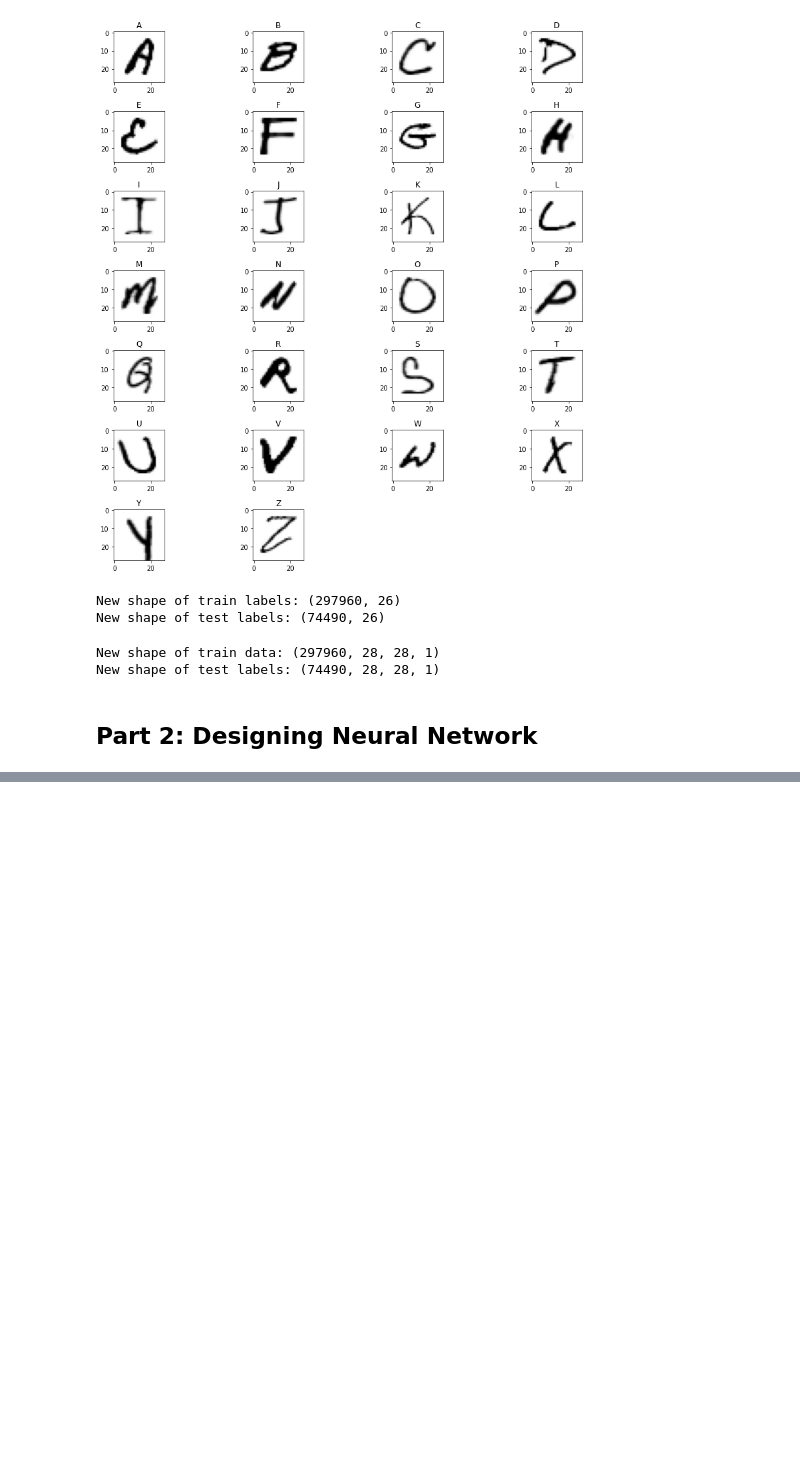
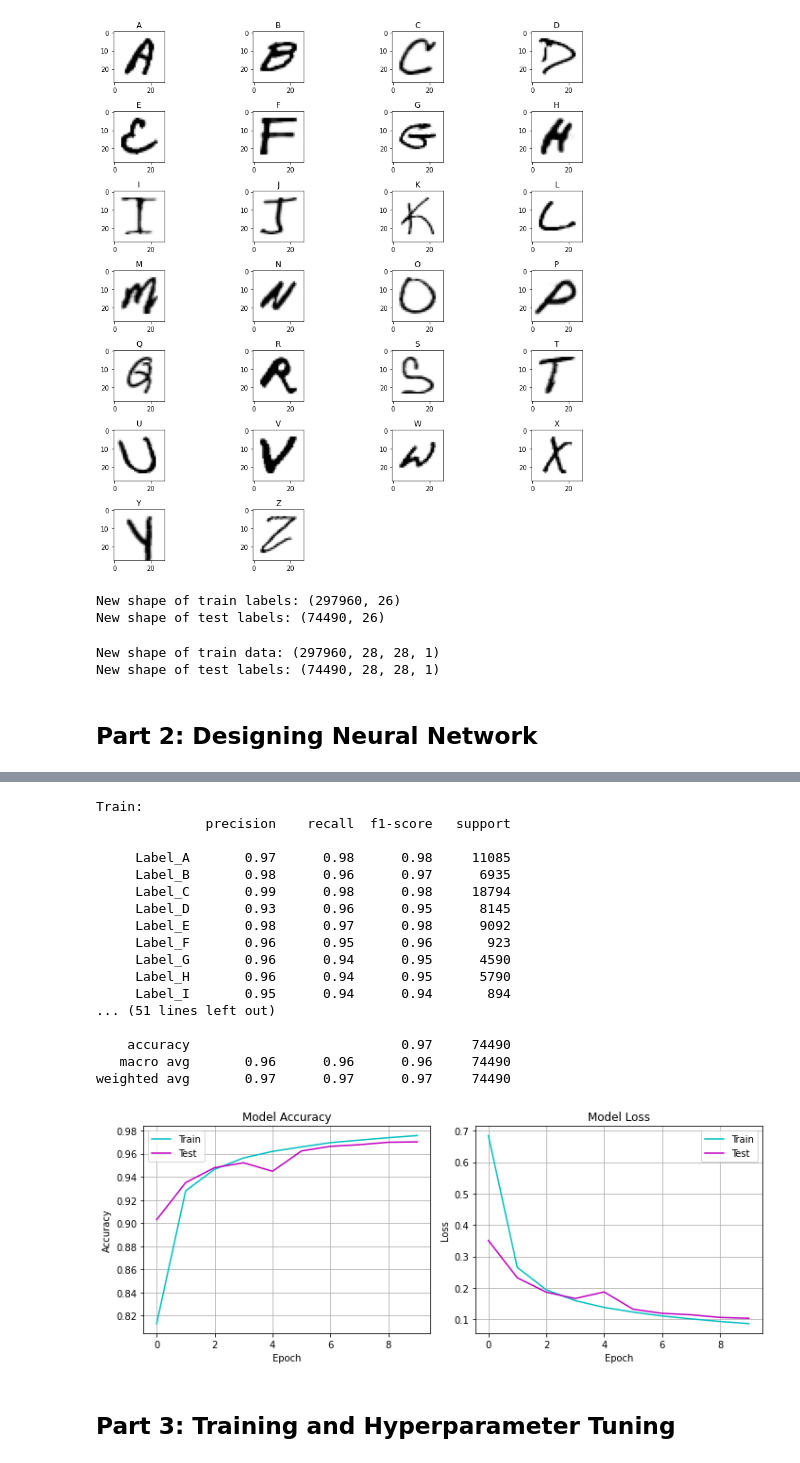
Before and after one commit to morteza-nouri/AI-TensorFlow, a Jupyter notebook: AI_CA5_P2.ipynb, the cells around one changed output, grey strips where cells are left out. Drawn from its saved outputs; the diff is of its cells as text; code cells hidden in the pictures; blank space fills up the shorter version.

```diff
--- a/AI_CA5_P2.ipynb
+++ b/AI_CA5_P2.ipynb
@@ -26,7 +26,6 @@ df = pd.read_csv('A_Z Handwritten Data.csv')
 The original data type of columns was int64 which consumed much memory, I change the columns type to unsigned 8 bit integer to lower the memory usage. <br>
 (_*Note: unit8 is sufficient to represent the data in our dataset._)
 # %%
-df = df.astype("uint8")
 df.info()
 df
 # %% [output]
@@ -183,2 +159,0 @@ _________________________________________________________________
-# %%
-main_history = main_model.fit(train_data, train_labels, validation_data=(test_data, test_labels), epochs=10)
@@ -205,0 +172,36 @@ Epoch 10/10
+# %%
+from sklearn.metrics import classification_report
+
+def showReport(model, model_history, train_data, test_data, train_labels, test_labels):
+    train_pred = model.predict(train_data)
+    test_pred = model.predict(test_data)
+
+    print("Train:")
+    print(classification_report(np.argmax(train_labels, axis=1) ,np.argmax(train_pred, axis=1), target_names=oneHotEncoder.get_feature_names_out()))
+    print("Test:")
+    print(classification_report(np.argmax(test_labels, axis=1), np.argmax(test_pred, axis=1), target_names=oneHotEncoder.get_feature_names_out()))
+
+    plt.figure(figsize=(10,4))
+    plt.subplot(1,2,1)
+    plt.plot(model_history.history['accuracy'], color = 'c', label='Train')
+    plt.plot(model_history.history['val_accuracy'], color = 'm', label='Test')
+    plt.title('Model Accuracy')
+    plt.ylabel('Accuracy')
+    plt.xlabel('Epoch')
+    plt.legend()
+    plt.grid()
+
+    plt.subplot(1,2,2)
+    plt.plot(model_history.history['loss'], color = 'c', label='Train')
+    plt.plot(model_history.history['val_loss'], color = 'm', label='Test')
+    plt.title('Model Loss')
+    plt.ylabel('Loss')
+    plt.xlabel('Epoch')
+    plt.legend()
+    plt.grid()
+
+    plt.tight_layout()
+    plt.show()
+# %%
+inputLayer, outputLayer = createLayers('relu')
+model, history = createModel(inputLayer, outputLayer, 'SGD', 'categorical_crossentropy', 10)
@@ -205,0 +226,23 @@ Epoch 10/10
+# %%
+showReport(model, history, train_data, test_data, train_labels, test_labels)
+# %% [output]
+Train:
+              precision    recall  f1-score   support
+
+     Label_A       0.97      0.98      0.98     11085
+     Label_B       0.98      0.96      0.97      6935
+     Label_C       0.99      0.98      0.98     18794
+     Label_D       0.93      0.96      0.95      8145
+     Label_E       0.98      0.97      0.98      9092
+     Label_F       0.96      0.95      0.96       923
+     Label_G       0.96      0.94      0.95      4590
+     Label_H       0.96      0.94      0.95      5790
+     Label_I       0.95      0.94      0.94       894
+... (51 lines left out)
+
+    accuracy                           0.97     74490
+   macro avg       0.96      0.96      0.96     74490
+weighted avg       0.97      0.97      0.97     74490
+[figure, added]
+# %% [markdown]
+## **Part 3: Training and Hyperparameter Tuning**
```
Also changed, not shown: parts of 7 cells of this notebook.
